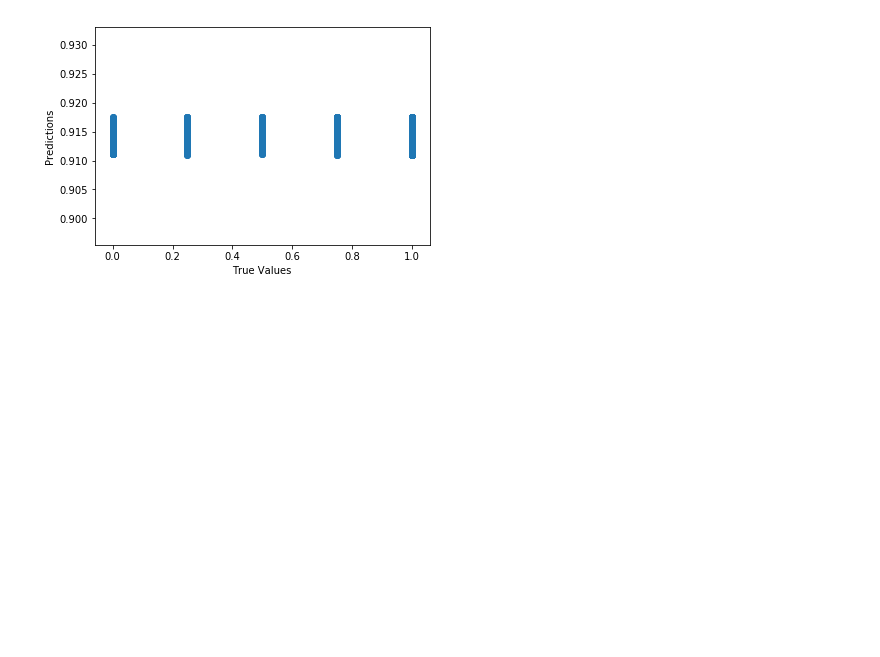
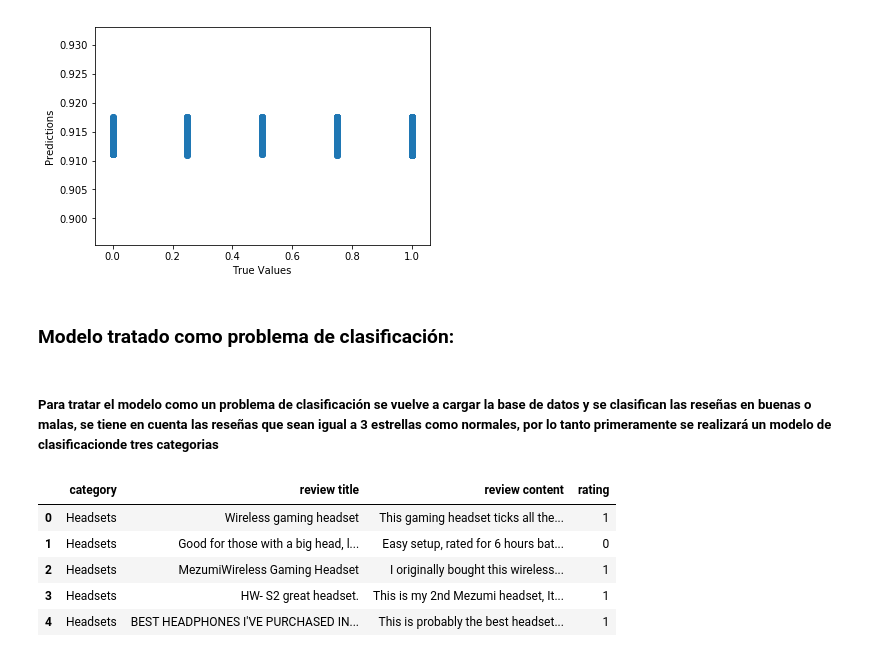
Before and after one commit to AdriaOrozco/CasKaggle, a Jupyter notebook: notebooks/develop/EbayNotebook.ipynb, the cells around one changed output. Drawn from its saved outputs; the diff is of its cells as text; code cells hidden in the pictures; blank space fills up the shorter version.

Commit message:
Inicializacion de datos clasificacion 1

```diff
--- a/notebooks/develop/EbayNotebook.ipynb
+++ b/notebooks/develop/EbayNotebook.ipynb
@@ -354,3 +356,20 @@ plt.ylabel('Predictions')
 # %% [output]
 Text(0, 0.5, 'Predictions')
 [figure]
+# %% [markdown]
+### Modelo tratado como problema de clasificación:
+# %% [markdown]
+##### Para tratar el modelo como un problema de clasificación se vuelve a cargar la base de datos y se clasifican las reseñas en buenas o malas, se tiene en cuenta las reseñas que sean igual a 3 estrellas como normales, por lo tanto primeramente se realizará un modelo de clasificacionde tres categorias
+# %%
+dataset = load_dataset('../../data/sample/ebay_reviews.csv')
+# %%
+dataset['rating'].replace({5: 1, 4:1, 3:0, 2:-1, 1:-1},inplace = True)
+# %%
+dataset.head()
+# %% [output]
+|  | category | review title | review content | rating |
+| 0 | Headsets | Wireless gaming headset | This gaming headset ticks all the... | 1 |
+| 1 | Headsets | Good for those with a big head, l... | Easy setup, rated for 6 hours bat... | 0 |
+| 2 | Headsets | MezumiWireless Gaming Headset | I originally bought this wireless... | 1 |
+| 3 | Headsets | HW- S2 great headset. | This is my 2nd Mezumi headset, It... | 1 |
+| 4 | Headsets | BEST HEADPHONES I'VE PURCHASED IN... | This is probably the best headset... | 1 |
```
Also changed, not shown: parts of 6 cells of this notebook.
